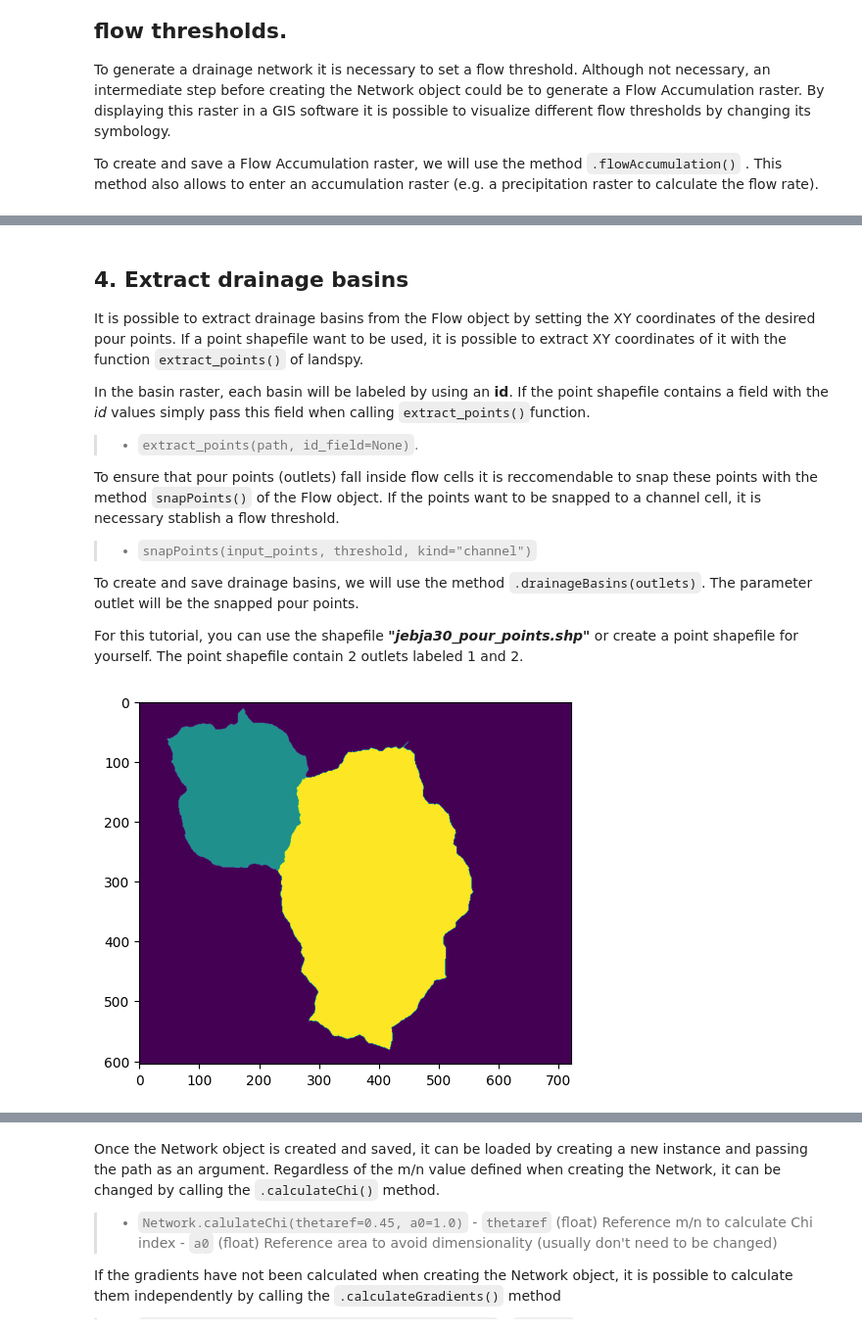
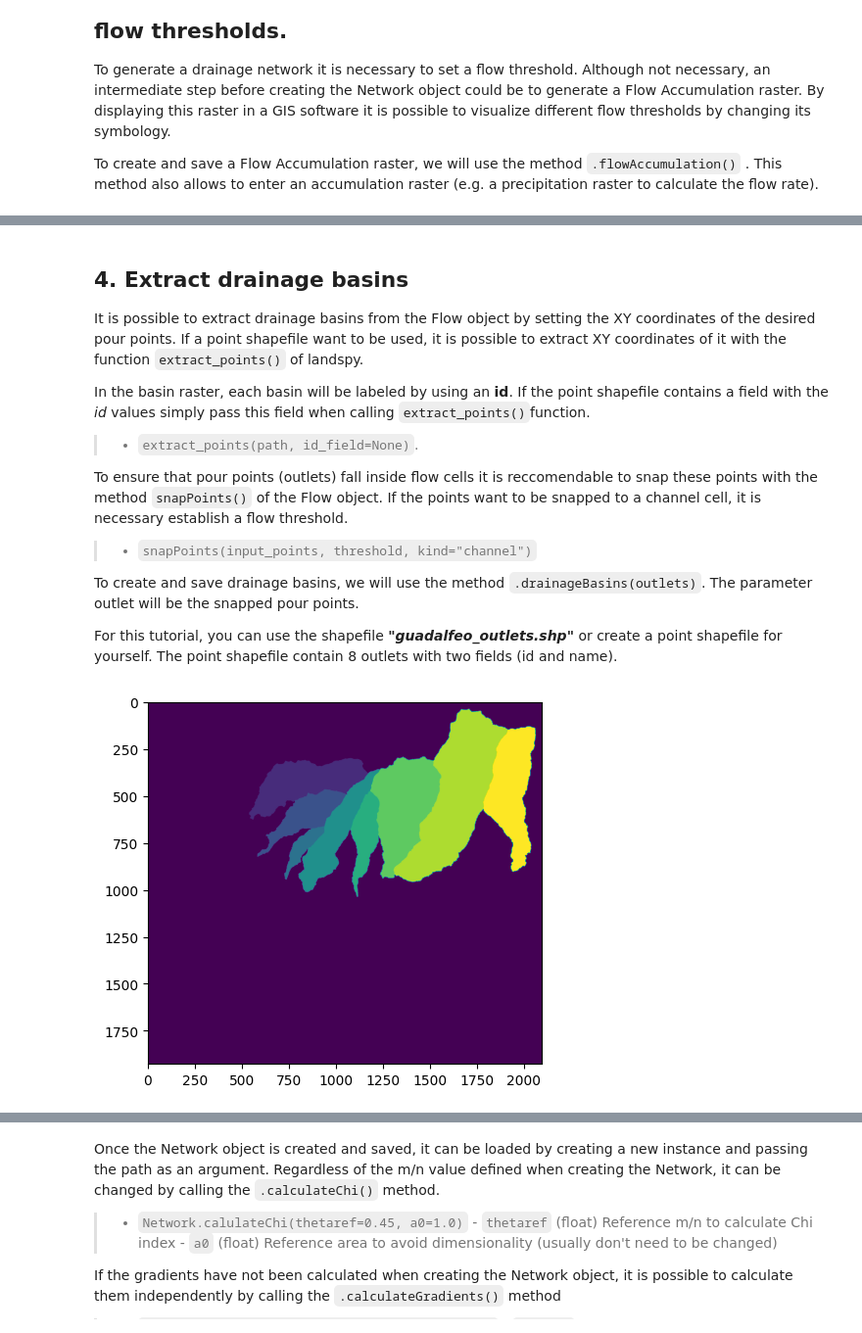
Before and after one commit to geolovic/landspy, a Jupyter notebook: docs/landspy_tutorial_01.ipynb, the cells around one changed output, grey strips where cells are left out. Shown at 98% size. Saved outputs shown, nothing was run; the diff lists cells and outputs as text; code cells hidden in the pictures.

```diff
--- a/docs/landspy_tutorial_01.ipynb
+++ b/docs/landspy_tutorial_01.ipynb
@@ -15,6 +15,6 @@ DEM class is one of the base clases of landspy. It allows to manipulate Digital
 To create and display a DEM in landspy simply execute:
 # %%
 from landspy import DEM
-dem = DEM("data/jebja30.tif")
+dem = DEM("data/guadalfeo25.tif")
 dem.plot()
 # %% [output]
@@ -71,27 +71,27 @@ In the basin raster, each basin will be labeled by using an **id**. If the point
 
 > - `extract_points(path, id_field=None)`.
 
-To ensure that pour points (outlets) fall inside flow cells it is reccomendable to snap these points with the method `snapPoints()` of the Flow object. If the points want to be snapped to a channel cell, it is necessary stablish a flow threshold.
+To ensure that pour points (outlets) fall inside flow cells it is reccomendable to snap these points with the method `snapPoints()` of the Flow object. If the points want to be snapped to a channel cell, it is necessary establish a flow threshold.
 
 > - `snapPoints(input_points, threshold, kind="channel")`
 
 To create and save drainage basins, we will use the method `.drainageBasins(outlets)`. The parameter outlet will be the snapped pour points.
 
-For this tutorial, you can use the shapefile **_"jebja30_pour_points.shp"_** or create a point shapefile for yourself. The point shapefile contain 2 outlets labeled 1 and 2.
+For this tutorial, you can use the shapefile **_"guadalfeo_outlets.shp"_** or create a point shapefile for yourself. The point shapefile contain 8 outlets with two fields (id and name).
 # %%
 from landspy import extract_points
 
 # Extract coordinates from the point shapefile
-outlets = extract_points("data/jebja30_pour_points.shp", "id")
-# Snap outlets to channels (1000 cells of flow threshold)
-soutlets = fd.snapPoints(outlets, threshold = 1000, kind = "channel")
+outlets = extract_points("data/guadalfeo_outlets.shp", "id")
+# Snap outlets to channels (1600 cells of flow threshold)
+soutlets = fd.snapPoints(outlets, threshold = 1600, kind = "channel")
 # Create basins
 basins = fd.drainageBasins(soutlets)
 # Save basins (so they can be viewed with QGIS)
 basins.save("data/basins.tif")
 basins.plot()
 # %% [output]
-[figure, old version]
+[figure, new version]
 # %% [markdown]
 ## 5. Create a Network object
 
```
Also changed, not shown: parts of 9 cells of this notebook, 53 other files.
